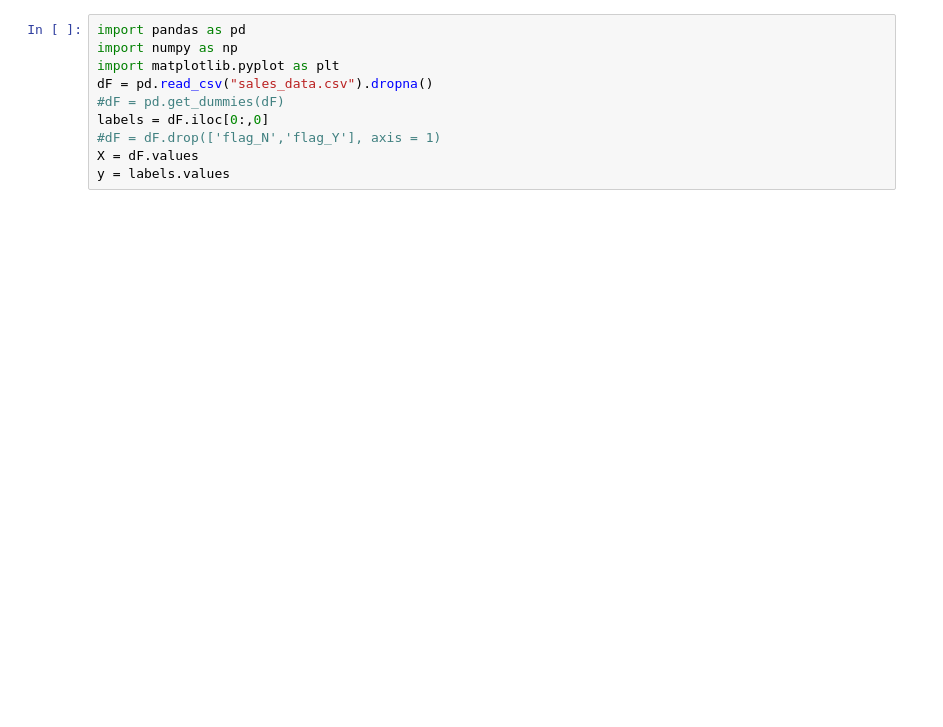
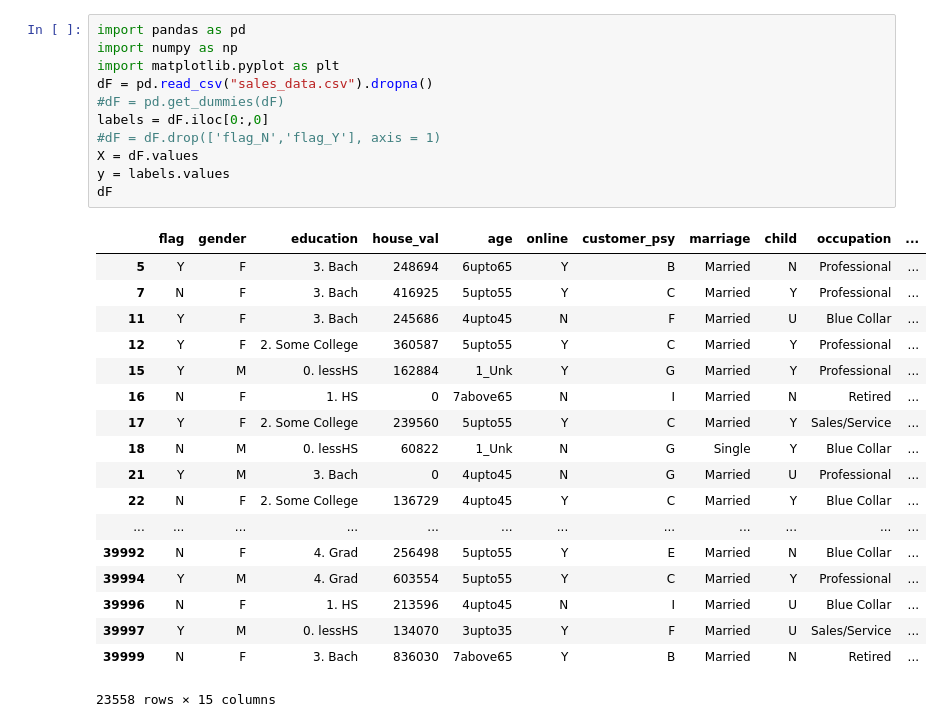
Before and after one commit to erickgrm/machine-learning, a Jupyter notebook: project/Untitled.ipynb, the cells around one changed output. Drawn from its saved outputs; the diff is of its cells as text; blank space fills up the shorter version.

```diff
--- a/project/Untitled.ipynb
+++ b/project/Untitled.ipynb
@@ -1,12 +1,32 @@
 # %%
 import pandas as pd
 import numpy as np
 import matplotlib.pyplot as plt
 dF = pd.read_csv("sales_data.csv").dropna()
 #dF = pd.get_dummies(dF)
 labels = dF.iloc[0:,0]
 #dF = dF.drop(['flag_N','flag_Y'], axis = 1)
 X = dF.values
 y = labels.values
+dF
+# %% [output]
+|  | flag | gender | education | house_val | age | online | customer_psy | marriage | child | occupation | ... |
+| 5 | Y | F | 3. Bach | 248694 | 6upto65 | Y | B | Married | N | Professional | ... |
+| 7 | N | F | 3. Bach | 416925 | 5upto55 | Y | C | Married | Y | Professional | ... |
+| 11 | Y | F | 3. Bach | 245686 | 4upto45 | N | F | Married | U | Blue Collar | ... |
+| 12 | Y | F | 2. Some College | 360587 | 5upto55 | Y | C | Married | Y | Professional | ... |
+| 15 | Y | M | 0. lessHS | 162884 | 1_Unk | Y | G | Married | Y | Professional | ... |
+| 16 | N | F | 1. HS | 0 | 7above65 | N | I | Married | N | Retired | ... |
+| 17 | Y | F | 2. Some College | 239560 | 5upto55 | Y | C | Married | Y | Sales/Service | ... |
+| 18 | N | M | 0. lessHS | 60822 | 1_Unk | N | G | Single | Y | Blue Collar | ... |
+| 21 | Y | M | 3. Bach | 0 | 4upto45 | N | G | Married | U | Professional | ... |
+| 22 | N | F | 2. Some College | 136729 | 4upto45 | Y | C | Married | Y | Blue Collar | ... |
+| ... | ... | ... | ... | ... | ... | ... | ... | ... | ... | ... | ... |
+| 39992 | N | F | 4. Grad | 256498 | 5upto55 | Y | E | Married | N | Blue Collar | ... |
+| 39994 | Y | M | 4. Grad | 603554 | 5upto55 | Y | C | Married | Y | Professional | ... |
+| 39996 | N | F | 1. HS | 213596 | 4upto45 | N | I | Married | U | Blue Collar | ... |
+| 39997 | Y | M | 0. lessHS | 134070 | 3upto35 | Y | F | Married | U | Sales/Service | ... |
+| 39999 | N | F | 3. Bach | 836030 | 7above65 | Y | B | Married | N | Retired | ... |
+23558 rows × 15 columns
 # %%
 for i in range(0,len(dF)):
```
Also changed, not shown: parts of 5 cells of this notebook, 1 other file.
